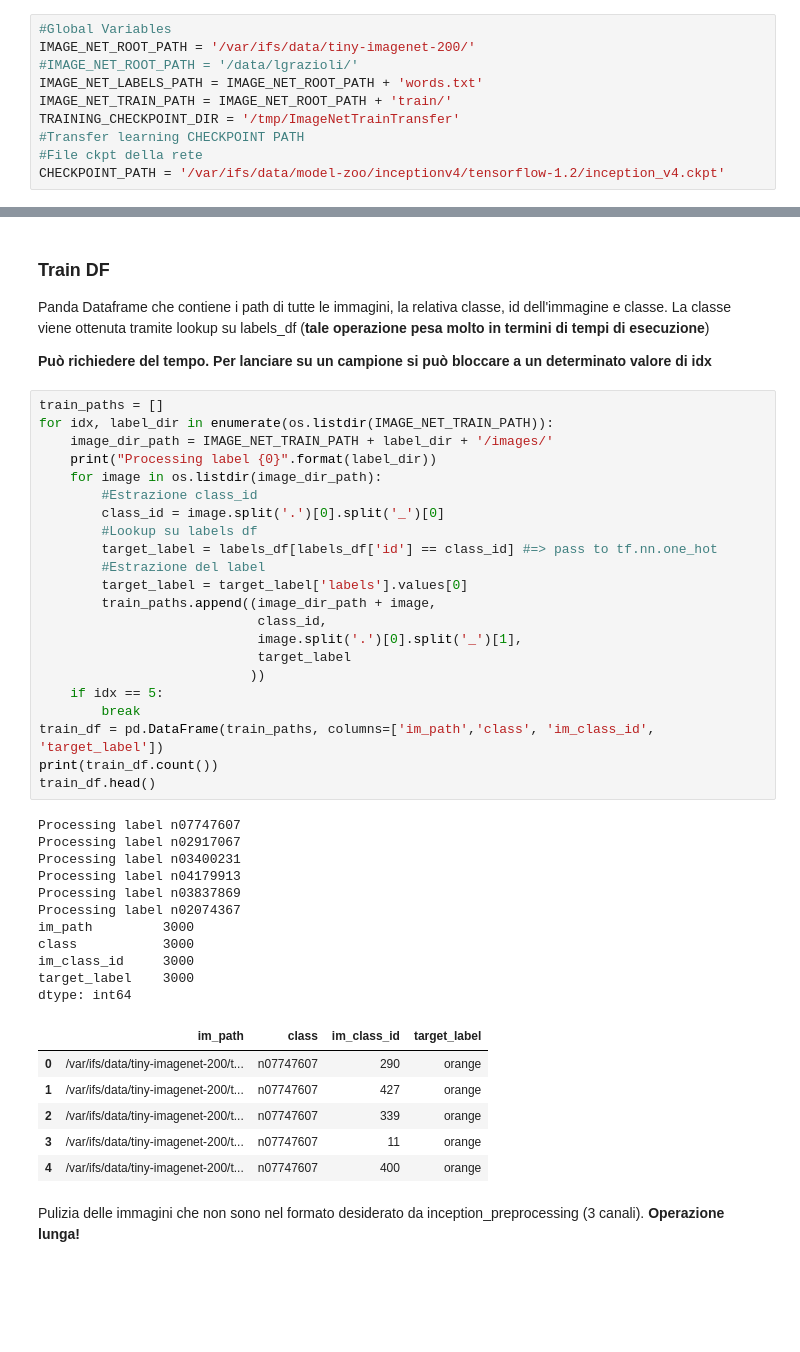
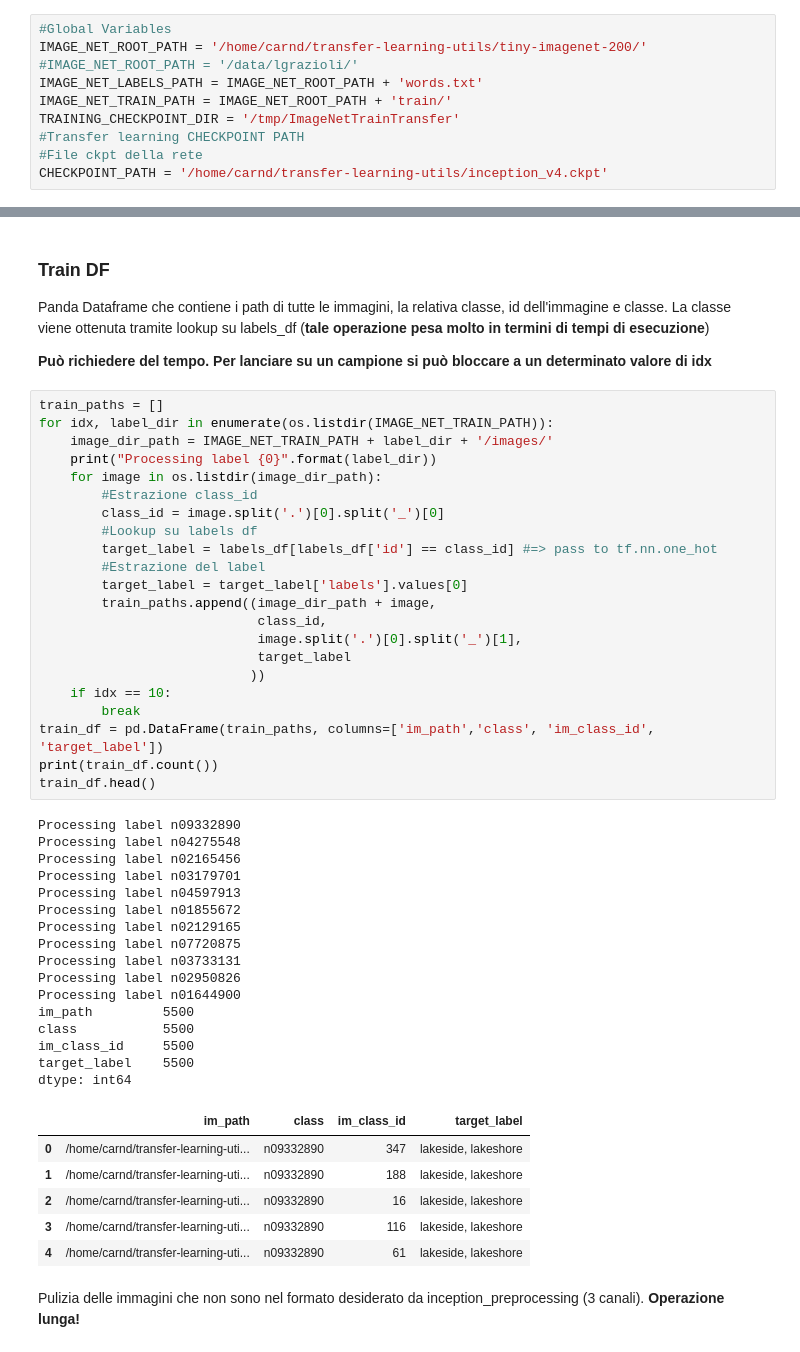
Before and after one commit to Luke035/dlnd-lessons, a Jupyter notebook: transfer-learning/image-net/Preprocess ImageNet.ipynb, the cells around one changed output, grey strips where cells are left out. Cells and saved outputs as stored; diff of their text form; blank space fills up the shorter version.

Commit message:
ImageNet AWS training

```diff
--- a/transfer-learning/image-net/Preprocess ImageNet.ipynb
+++ b/transfer-learning/image-net/Preprocess ImageNet.ipynb
@@ -28,14 +30,14 @@ slim = tf.contrib.slim
 from nets import nets_factory
 # %%
 #Global Variables
-IMAGE_NET_ROOT_PATH = '/var/ifs/data/tiny-imagenet-200/'
+IMAGE_NET_ROOT_PATH = '/home/carnd/transfer-learning-utils/tiny-imagenet-200/'
 #IMAGE_NET_ROOT_PATH = '/data/lgrazioli/'
 IMAGE_NET_LABELS_PATH = IMAGE_NET_ROOT_PATH + 'words.txt'
 IMAGE_NET_TRAIN_PATH = IMAGE_NET_ROOT_PATH + 'train/'
 TRAINING_CHECKPOINT_DIR = '/tmp/ImageNetTrainTransfer'
 #Transfer learning CHECKPOINT PATH
 #File ckpt della rete
-CHECKPOINT_PATH = '/var/ifs/data/model-zoo/inceptionv4/tensorflow-1.2/inception_v4.ckpt'
+CHECKPOINT_PATH = '/home/carnd/transfer-learning-utils/inception_v4.ckpt'
 # %% [markdown]
 ### Lettura file words di ImageNet
 Lettura del file words di ImageNet come PandaDF. A ogni id (cartella che contiene immagini per le classi fornite) vengono assegnati i label
@@ -98,43 +100,48 @@ Panda Dataframe che contiene i path di tutte le immagini, la relativa classe, id
 # %%
 train_paths = []
 for idx, label_dir in enumerate(os.listdir(IMAGE_NET_TRAIN_PATH)):
     image_dir_path = IMAGE_NET_TRAIN_PATH + label_dir + '/images/'
     print("Processing label {0}".format(label_dir))
     for image in os.listdir(image_dir_path):
         #Estrazione class_id
         class_id = image.split('.')[0].split('_')[0]
         #Lookup su labels df
         target_label = labels_df[labels_df['id'] == class_id] #=> pass to tf.nn.one_hot
         #Estrazione del label
         target_label = target_label['labels'].values[0]
         train_paths.append((image_dir_path + image,
                             class_id,
                             image.split('.')[0].split('_')[1],
                             target_label
                            ))
-    if idx == 5:
+    if idx == 10:
         break
 train_df = pd.DataFrame(train_paths, columns=['im_path','class', 'im_class_id', 'target_label'])
 print(train_df.count())
 train_df.head()
 # %% [output]
-Processing label n07747607
-Processing label n02917067
-Processing label n03400231
-Processing label n04179913
-Processing label n03837869
-Processing label n02074367
-im_path         3000
-class           3000
-im_class_id     3000
-target_label    3000
+Processing label n09332890
+Processing label n04275548
+Processing label n02165456
+Processing label n03179701
+Processing label n04597913
+Processing label n01855672
+Processing label n02129165
+Processing label n07720875
+Processing label n03733131
+Processing label n02950826
+Processing label n01644900
+im_path         5500
+class           5500
+im_class_id     5500
+target_label    5500
 dtype: int64
 |  | im_path | class | im_class_id | target_label |
-| 0 | /var/ifs/data/tiny-imagenet-200/t... | n07747607 | 290 | orange |
-| 1 | /var/ifs/data/tiny-imagenet-200/t... | n07747607 | 427 | orange |
-| 2 | /var/ifs/data/tiny-imagenet-200/t... | n07747607 | 339 | orange |
-| 3 | /var/ifs/data/tiny-imagenet-200/t... | n07747607 | 11 | orange |
-| 4 | /var/ifs/data/tiny-imagenet-200/t... | n07747607 | 400 | orange |
+| 0 | /home/carnd/transfer-learning-uti... | n09332890 | 347 | lakeside, lakeshore |
+| 1 | /home/carnd/transfer-learning-uti... | n09332890 | 188 | lakeside, lakeshore |
+| 2 | /home/carnd/transfer-learning-uti... | n09332890 | 16 | lakeside, lakeshore |
+| 3 | /home/carnd/transfer-learning-uti... | n09332890 | 116 | lakeside, lakeshore |
+| 4 | /home/carnd/transfer-learning-uti... | n09332890 | 61 | lakeside, lakeshore |
 # %% [markdown]
 Pulizia delle immagini che non sono nel formato desiderato da inception_preprocessing (3 canali).
 <b>Operazione lunga!</b>
```
Also changed, not shown: parts of 10 cells of this notebook.
